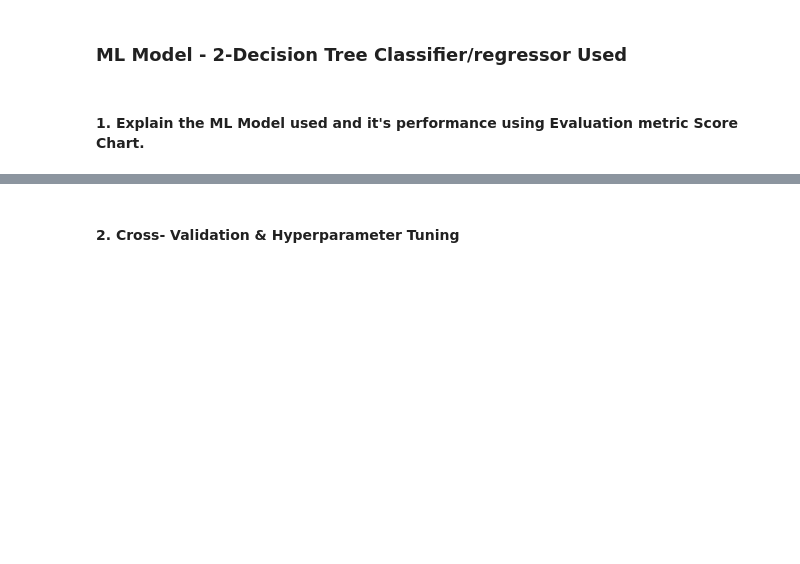
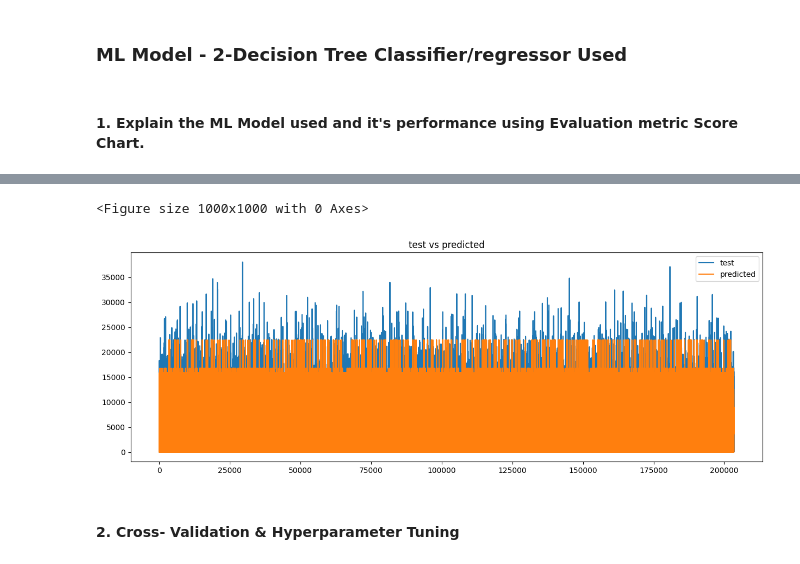
Before and after one commit to chetansgode/Rossmann_Retail_Sales_prediction, a Jupyter notebook: (Retail_Sales_prediction)ML_Submission_Template.ipynb, the cells around one changed output, grey strips where cells are left out. Drawn from its saved outputs; the diff is of its cells as text; code cells hidden in the pictures; blank space fills up the shorter version.

```diff
--- a/(Retail_Sales_prediction)ML_Submission_Template.ipynb
+++ b/(Retail_Sales_prediction)ML_Submission_Template.ipynb
@@ -1631,0 +1606,26 @@ R2_score : 0.9153138371820639
+# %%
+# Visualizing evaluation Metric Score chart
+# Visualizing
+
+from sklearn import tree
+from sklearn.tree import DecisionTreeClassifier,export_graphviz
+from IPython.display import SVG
+from graphviz import Source
+from IPython.display import display
+
+# Export the decision tree to graphviz format
+plt.figure(figsize=(10,10))
+graph = Source(tree.export_graphviz(classifier, out_file=None
+   , feature_names=X_train.columns, class_names=['0', '1']
+   , filled = True))
+
+# Display the decision tree using SVG format
+display(SVG(graph.pipe(format='svg')))
+
+plt.figure(figsize=(15,5))
+plt.plot(y_test)
+plt.plot(y_test_predict)
+plt.legend(['test','predicted'])
+plt.title('test vs predicted')
+plt.show()
+# %% [output]
@@ -1632,2 +1633,4 @@ R2_score : 0.9153138371820639
+<Figure size 1000x1000 with 0 Axes>
+[figure, added]
 # %% [markdown]
 #### 2. Cross- Validation & Hyperparameter Tuning
```
Also changed, not shown: parts of 7 cells of this notebook.
